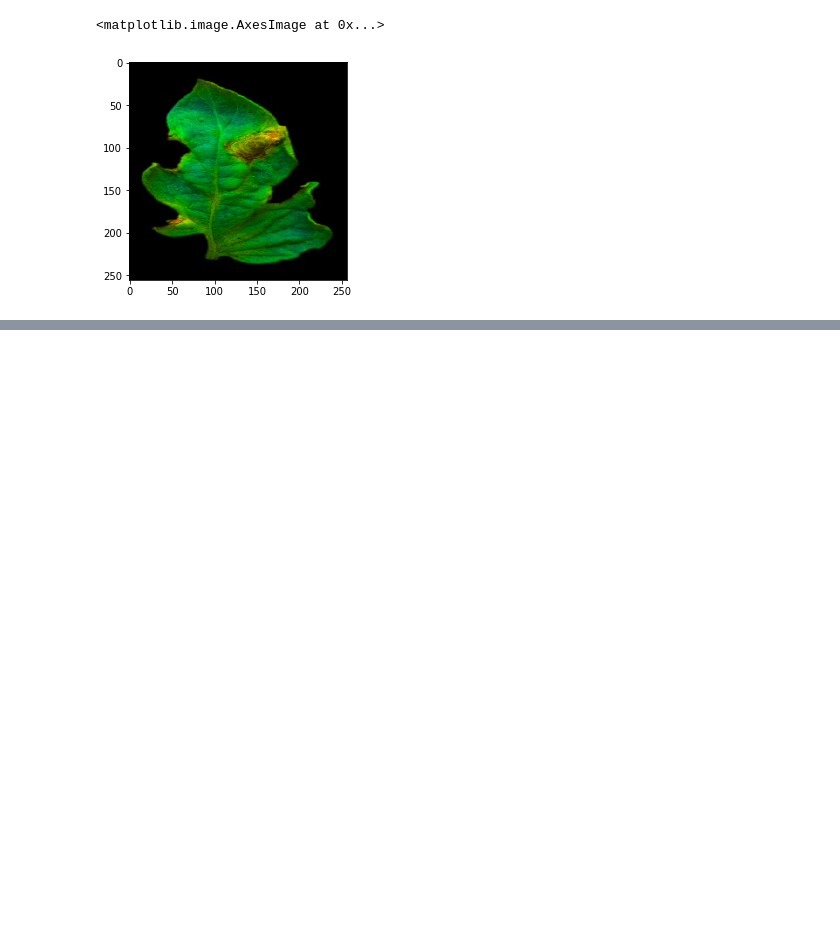
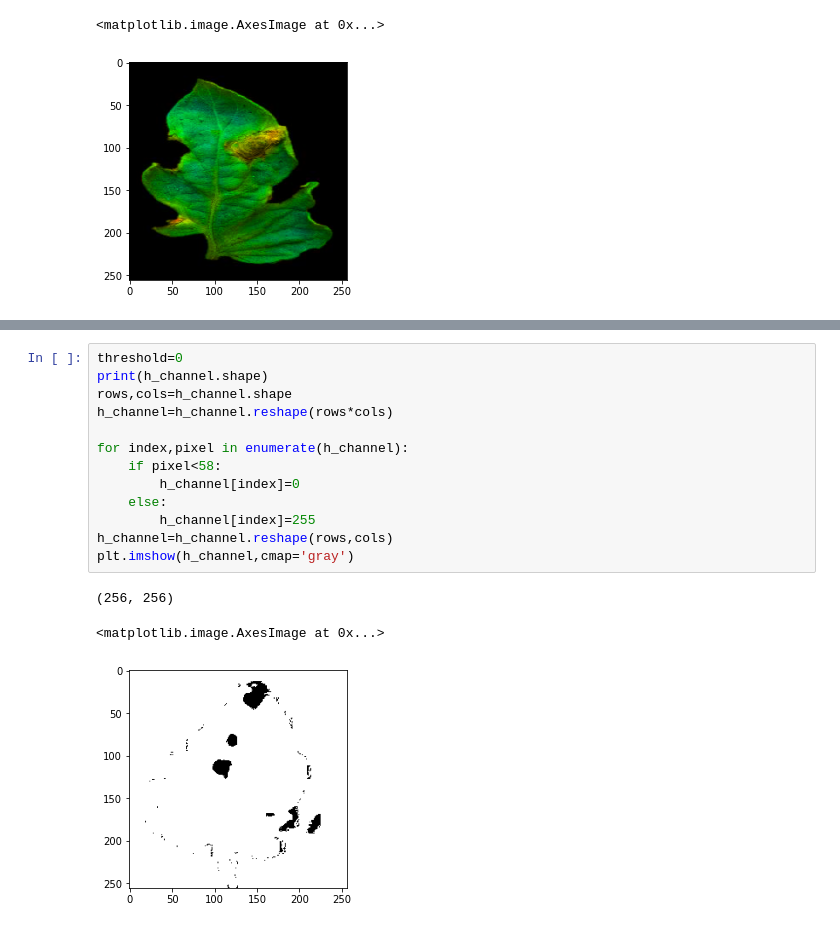
Before and after one commit to ascii-monk123/Tomato-Leaf-Disease-Quantification, a Jupyter notebook: Tomato Early Blight/Early Blight Aahan HSV.ipynb, the cells around one changed output, grey strips where cells are left out. Saved outputs shown, nothing was run; the diff lists cells and outputs as text; blank space fills up the shorter version.

```diff
--- a/Tomato Early Blight/Early Blight Aahan HSV.ipynb
+++ b/Tomato Early Blight/Early Blight Aahan HSV.ipynb
@@ -194,0 +228,17 @@ plt.imshow(cv2.cvtColor(v_channel_new,cv2.COLOR_HSV2RGB),cmap='gray')
+# %%
+threshold=0
+print(h_channel.shape)
+rows,cols=h_channel.shape
+h_channel=h_channel.reshape(rows*cols)
+
+for index,pixel in enumerate(h_channel):
+    if pixel<58:
+        h_channel[index]=0
+    else:
+        h_channel[index]=255
+h_channel=h_channel.reshape(rows,cols)
+plt.imshow(h_channel,cmap='gray')
+# %% [output]
+(256, 256)
+<matplotlib.image.AxesImage at 0x...>
+[figure, added]
```
Also changed, not shown: parts of 6 cells of this notebook, 1 other file.
